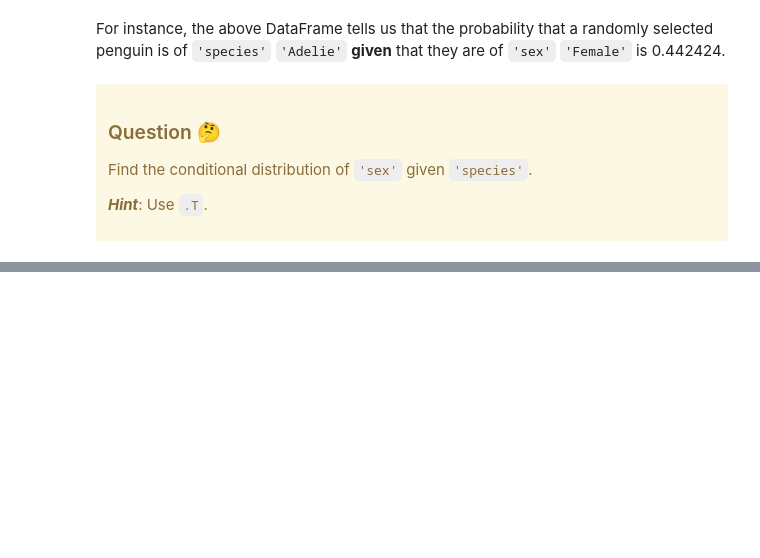
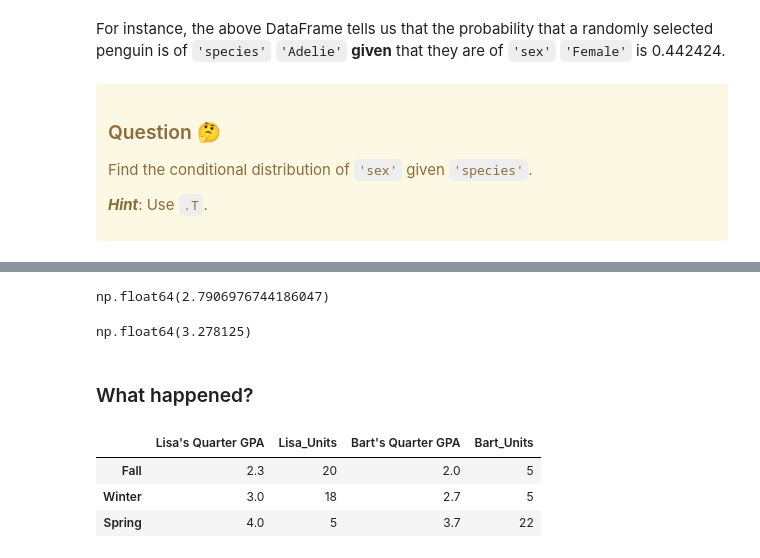
Before and after one commit to dsc-courses/dsc259r-2026-wi, a Jupyter notebook: lectures/lec03/lec03-live.ipynb, the cells around one changed output, grey strips where cells are left out. Drawn from its saved outputs; the diff is of its cells as text; code cells hidden in the pictures; blank space fills up the shorter version.

```diff
--- a/lectures/lec03/lec03-live.ipynb
+++ b/lectures/lec03/lec03-live.ipynb
@@ -369,0 +677,12 @@ Find the conditional distribution of `'sex'` given `'species'`.
+# %%
+lisa = pd.DataFrame([[20, 46], [18, 54], [5, 20]],
+    columns=['Units', 'Grade Points Earned'],
+    index=['Fall', 'Winter', 'Spring'],
+)
+lisa.columns.name = 'Lisa' # This allows us to see the name "Lisa" in the top left of the DataFrame.
+
+bart = pd.DataFrame([[5, 10], [5, 13.5], [22, 81.4]],
+    columns=['Units', 'Grade Points Earned'],
+    index=['Fall', 'Winter', 'Spring'],
+)
+bart.columns.name = 'Bart'
@@ -369,0 +710,7 @@ Find the conditional distribution of `'sex'` given `'species'`.
+# %%
+quarterly_gpas = pd.DataFrame({
+    "Lisa's Quarter GPA": lisa['Grade Points Earned'] / lisa['Units'],
+    "Bart's Quarter GPA": bart['Grade Points Earned'] / bart['Units'],
+})
+
+quarterly_gpas
@@ -369,0 +742,21 @@ Find the conditional distribution of `'sex'` given `'species'`.
+# %%
+lisa.sum().iloc[1] / lisa.sum().iloc[0]
+# %% [output]
+np.float64(2.7906976744186047)
+# %%
+bart.sum().iloc[1] / bart.sum().iloc[0]
+# %% [output]
+np.float64(3.278125)
+# %% [markdown]
+### What happened?
+# %%
+(quarterly_gpas
+ .assign(Lisa_Units=lisa['Units'],
+         Bart_Units=bart['Units'])
+ .iloc[:, [0, 2, 1, 3]]
+)
+# %% [output]
+|  | Lisa's Quarter GPA | Lisa_Units | Bart's Quarter GPA | Bart_Units |
+| Fall | 2.3 | 20 | 2.0 | 5 |
+| Winter | 3.0 | 18 | 2.7 | 5 |
+| Spring | 4.0 | 5 | 3.7 | 22 |
```
Also changed, not shown: parts of 61 cells of this notebook, 4 other files.
